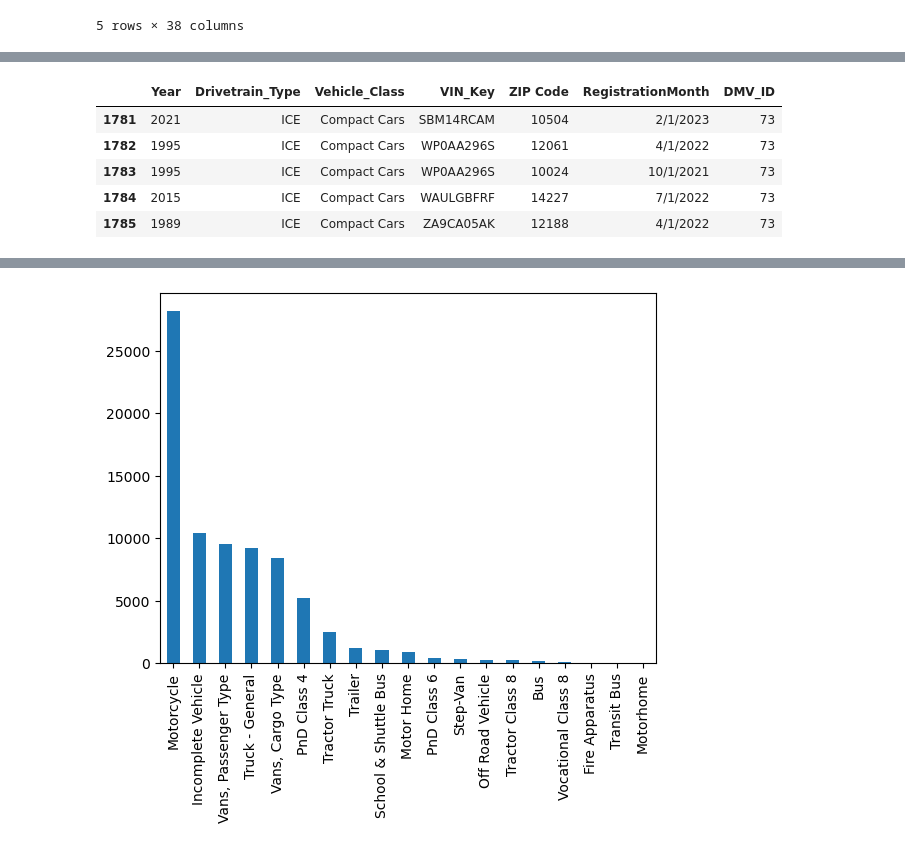
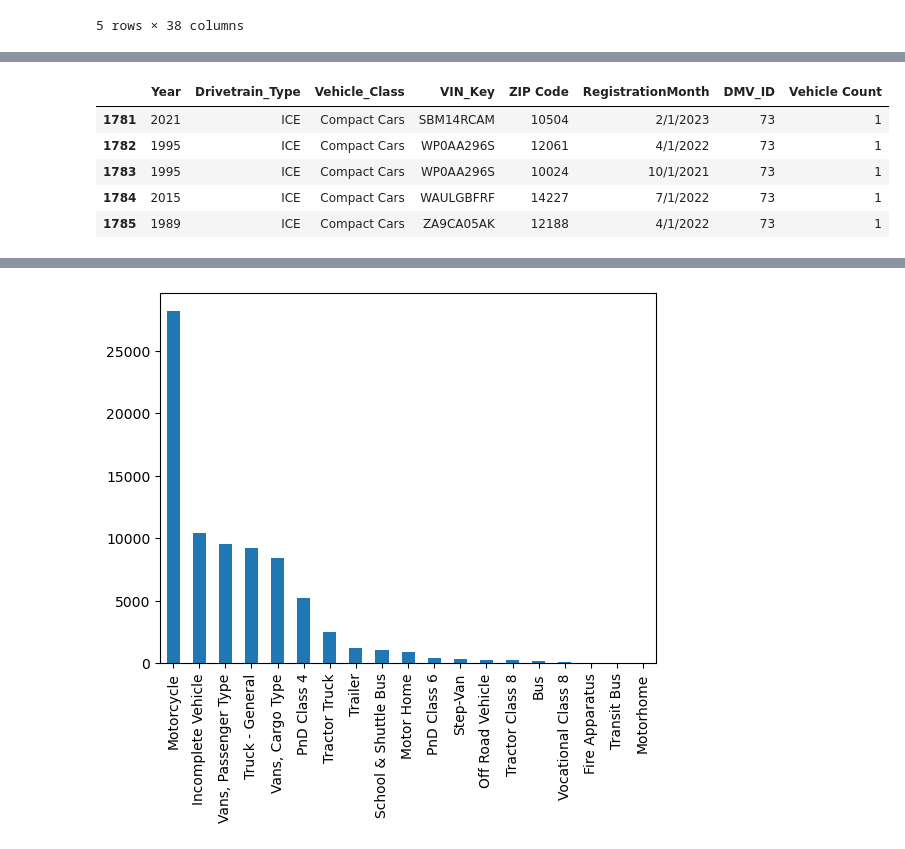
Before and after one commit to boyuan276/EVI-Pro-Lite, a Jupyter notebook: vehicle_type.ipynb, the cells around one changed output, grey strips where cells are left out. Saved outputs shown, nothing was run; the diff lists cells and outputs as text; code cells hidden in the pictures.

```diff
--- a/vehicle_type.ipynb
+++ b/vehicle_type.ipynb
@@ -9,6 +9,8 @@ cwd = os.getcwd()
 data_dir = os.path.join(cwd, 'NYSERDA_Data')
 print(f'Data directory: {data_dir}')
 vehicle_dis = pd.read_csv(os.path.join(data_dir,'Vehicle Description.csv'))
+NYzipcode_df = pd.read_csv(os.path.join(data_dir, 'nys_zipcode.csv'))
+NYzipcode_df = NYzipcode_df[['ZIP Code','County']]
 # %% [output]
 Data directory: c:\Cornell\Research\EVI-Pro-Lite\NYSERDA_Data
 # %%
@@ -86,22 +97,22 @@ merged_vehicle = merged_vehicle[merged_vehicle['Vehicle_Class'] != 'Unknown']
 # %%
 # merged_vehicle.head()
 # From above vehicle type reading, for residental use, assume the following classes:
 # Midsize Cars, Compact Cars, Midsize Station Wagons, Standard Pickup Trucks, Van, Minivan, Small Sport Utility Vehicle
 # Standard Sport Utility Vehicle, Subcompact Cars, Small Station Wagons, Large Cars, Two Seaters, Minicompact Cars
 # Small Pickup Trucks
 # All types above are residental vehicles.
 residental_vehicle = ['Midsize Cars', 'Compact Cars', 'Midsize Station Wagons', 'Standard Pickup Trucks', 'Van', 'Minivan', 'Small Sport Utility Vehicle', 'Standard Sport Utility Vehicle', 'Subcompact Cars', 'Small Station Wagons', 'Large Cars', 'Two Seaters', 'Minicompact Cars', 'Small Pickup Trucks']
 home_use_all = merged_vehicle[(merged_vehicle['Vehicle_Class'].isin(residental_vehicle))]
-selected_columns = ['Year','Drivetrain_Type','Vehicle_Class','VIN_Key','ZIP Code','RegistrationMonth','DMV_ID']
+selected_columns = ['Year','Drivetrain_Type','Vehicle_Class','VIN_Key','ZIP Code','RegistrationMonth','DMV_ID','Vehicle Count']
 home_use_selected = home_use_all[selected_columns]
 home_use_selected.head()
 # %% [output]
-|  | Year | Drivetrain_Type | Vehicle_Class | VIN_Key | ZIP Code | RegistrationMonth | DMV_ID |
-| 1781 | 2021 | ICE | Compact Cars | SBM14RCAM | 10504 | 2/1/2023 | 73 |
-| 1782 | 1995 | ICE | Compact Cars | WP0AA296S | 12061 | 4/1/2022 | 73 |
-| 1783 | 1995 | ICE | Compact Cars | WP0AA296S | 10024 | 10/1/2021 | 73 |
-| 1784 | 2015 | ICE | Compact Cars | WAULGBFRF | 14227 | 7/1/2022 | 73 |
-| 1785 | 1989 | ICE | Compact Cars | ZA9CA05AK | 12188 | 4/1/2022 | 73 |
+|  | Year | Drivetrain_Type | Vehicle_Class | VIN_Key | ZIP Code | RegistrationMonth | DMV_ID | Vehicle Count |
+| 1781 | 2021 | ICE | Compact Cars | SBM14RCAM | 10504 | 2/1/2023 | 73 | 1 |
+| 1782 | 1995 | ICE | Compact Cars | WP0AA296S | 12061 | 4/1/2022 | 73 | 1 |
+| 1783 | 1995 | ICE | Compact Cars | WP0AA296S | 10024 | 10/1/2021 | 73 | 1 |
+| 1784 | 2015 | ICE | Compact Cars | WAULGBFRF | 14227 | 7/1/2022 | 73 | 1 |
+| 1785 | 1989 | ICE | Compact Cars | ZA9CA05AK | 12188 | 4/1/2022 | 73 | 1 |
 # %%
 vehicle_counts = home_use_selected['Vehicle_Class'].value_counts()
 vehicle_counts.plot(kind = 'bar')
```
Also changed, not shown: parts of 8 cells of this notebook.
